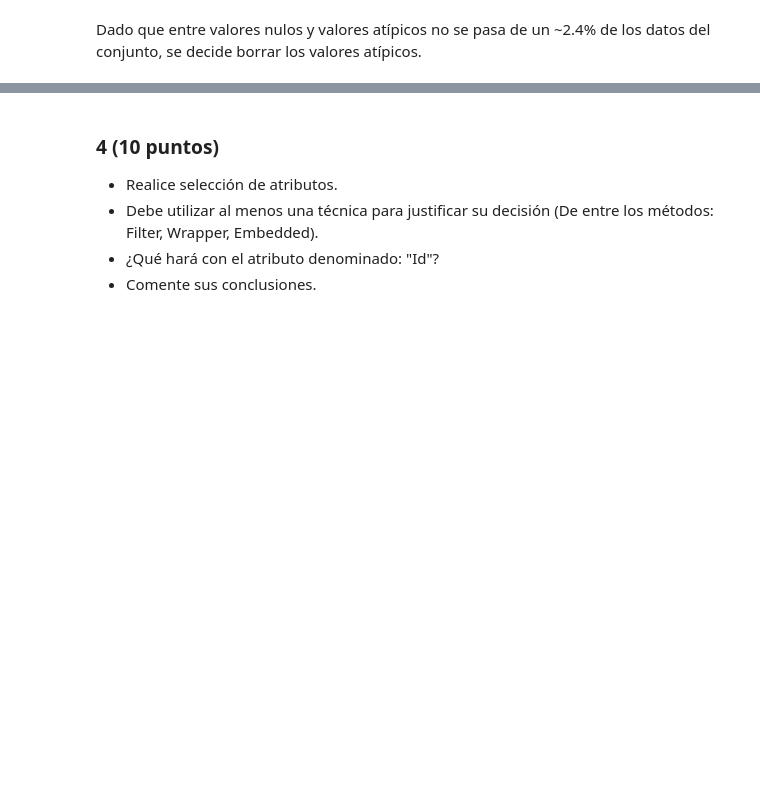
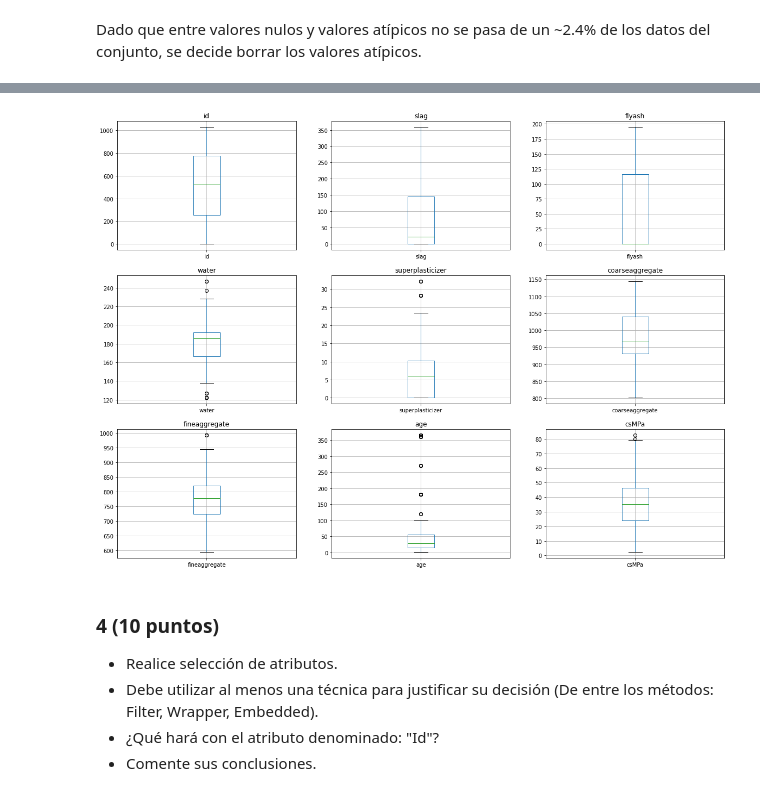
Before and after one commit to GabrielVargasR/University-Artificial-Intelligence, a Jupyter notebook: TC3 - Regression and Feature Engineering/2021-2-Trabajo Practico_03.ipynb, the cells around one changed output, grey strips where cells are left out. Saved outputs shown, nothing was run; the diff lists cells and outputs as text; code cells hidden in the pictures; blank space fills up the shorter version.

```diff
--- a/TC3 - Regression and Feature Engineering/2021-2-Trabajo Practico_03.ipynb
+++ b/TC3 - Regression and Feature Engineering/2021-2-Trabajo Practico_03.ipynb
@@ -395,6 +395,16 @@ X_trainVal_prep.describe()
 | 50% | 524.000000 | 22.000000 | 0.000000 | 185.700000 | 6.000000 | 967.100000 | 778.450000 | 28.000000 | ... |
 | 75% | 775.250000 | 145.000000 | 115.700000 | 192.000000 | 10.225000 | 1040.000000 | 821.250000 | 56.000000 | ... |
 | max | 1029.000000 | 359.400000 | 195.000000 | 247.000000 | 32.200000 | 1145.000000 | 992.600000 | 365.000000 | ... |
+# %%
+p = 1 # plot counter, starts in 1 to ignore id
+plt.figure(figsize=(20,20)) # sets size for whole figure
+for i in X_trainVal_prep:
+    plt.subplot(4,3,p) # assigns subplot index
+    plt.title(i)
+    p = p + 1
+    X_trainVal_prep.boxplot([i]) # calculates boxplot for the specified variable
+# %% [output]
+[figure, added]
 # %% [markdown]
 ### 4 (10 puntos)
 - Realice selección de atributos.
```
Also changed, not shown: parts of 11 cells of this notebook.
